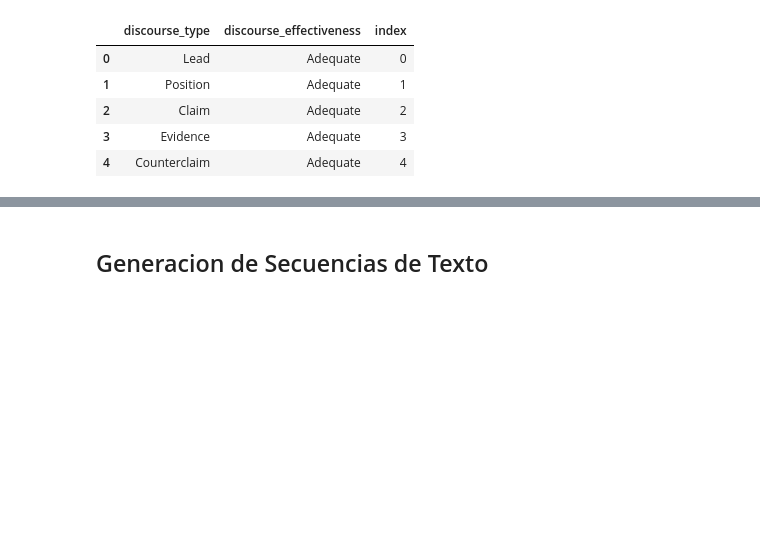
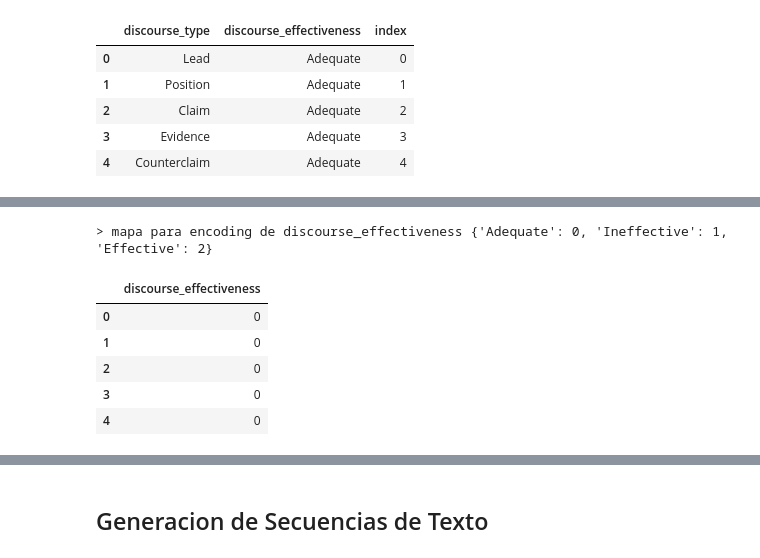
Before and after one commit to Diego-CB/DS-Proyecto, a Jupyter notebook: proyecto.ipynb, the cells around one changed output, grey strips where cells are left out. Drawn from its saved outputs; the diff is of its cells as text; code cells hidden in the pictures; blank space fills up the shorter version.

```diff
--- a/proyecto.ipynb
+++ b/proyecto.ipynb
@@ -63,0 +80,13 @@ data.head()
+# %%
+type_map = {cat:index for index, cat in enumerate(data['discourse_effectiveness'].unique())}
+print('> mapa para encoding de discourse_effectiveness', type_map)
+data['discourse_effectiveness'] = [type_map[cat] for cat in data['discourse_effectiveness']]
+data[['discourse_effectiveness']].head()
+# %% [output]
+> mapa para encoding de discourse_effectiveness {'Adequate': 0, 'Ineffective': 1, 'Effective': 2}
+|  | discourse_effectiveness |
+| 0 | 0 |
+| 1 | 0 |
+| 2 | 0 |
+| 3 | 0 |
+| 4 | 0 |
```
Also changed, not shown: parts of 10 cells of this notebook.
